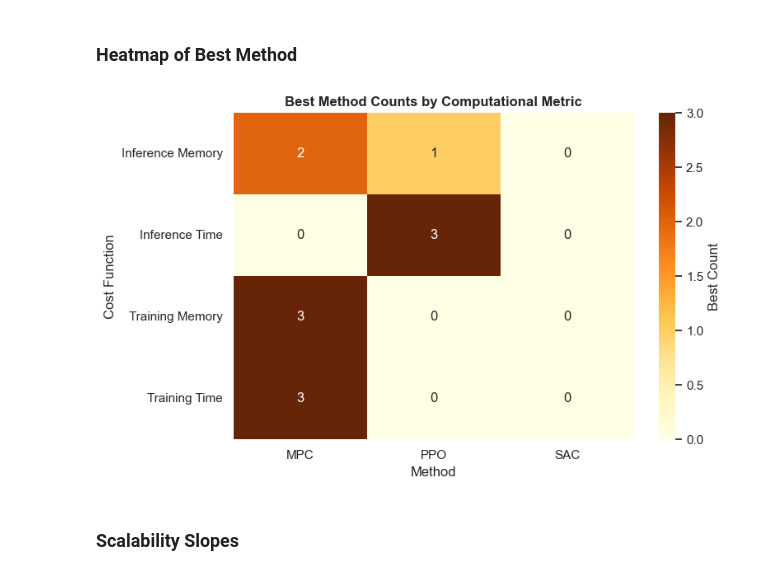
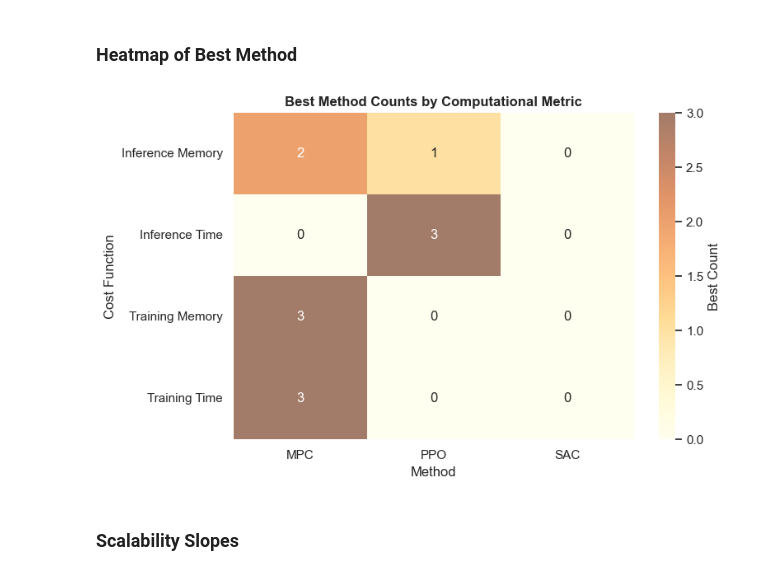
Before and after one commit to yijint/CityLearn_thesis, a Jupyter notebook: analysis.ipynb, the cells around one changed output. Saved outputs shown, nothing was run; the diff lists cells and outputs as text; code cells hidden in the pictures.

```diff
--- a/analysis.ipynb
+++ b/analysis.ipynb
@@ -634,33 +649,34 @@ plt.show()
 # %%
 df = computational_metrics.copy()
 
 # Ensure all methods are included (even if count is 0)
 methods = ['mpc', 'ppo', 'sac']
 df['best'] = pd.Categorical(df['best'], categories=methods)
 
 # Create pivot table and fill missing values with 0
 pivot = pd.crosstab(df['cost_function'], df['best']).reindex(columns=methods, fill_value=0)
 
 # Clean up cost function labels
 label_map = {
     'training_time': 'Training Time',
     'inference_time': 'Inference Time',
     'training_ram': 'Training Memory',
     'inference_ram': 'Inference Memory'
 }
 pivot.index = pivot.index.to_series().map(label_map)
 pivot.columns = ['MPC', 'PPO', 'SAC']  # Capitalize method names
 
 # Plot
 plt.figure(figsize=(8, 5))
-sns.heatmap(pivot, annot=True, cmap="YlOrBr", fmt="d", cbar_kws={'label': 'Best Count'})
+sns.heatmap(pivot, annot=True, cmap="YlOrBr", fmt="d", cbar_kws={'label': 'Best Count'}, alpha=ALPHA)
 plt.title("Best Method Counts by Computational Metric", fontweight='bold')
 plt.ylabel("Cost Function")
 plt.xlabel("Method")
 plt.tight_layout()
+plt.grid(False)
 plt.show()
 # %% [output]
-[figure, old version]
+[figure, new version]
 # %% [markdown]
 ### Scalability Slopes
 # %%
```
Also changed, not shown: parts of 2 cells of this notebook, 4 other files.
